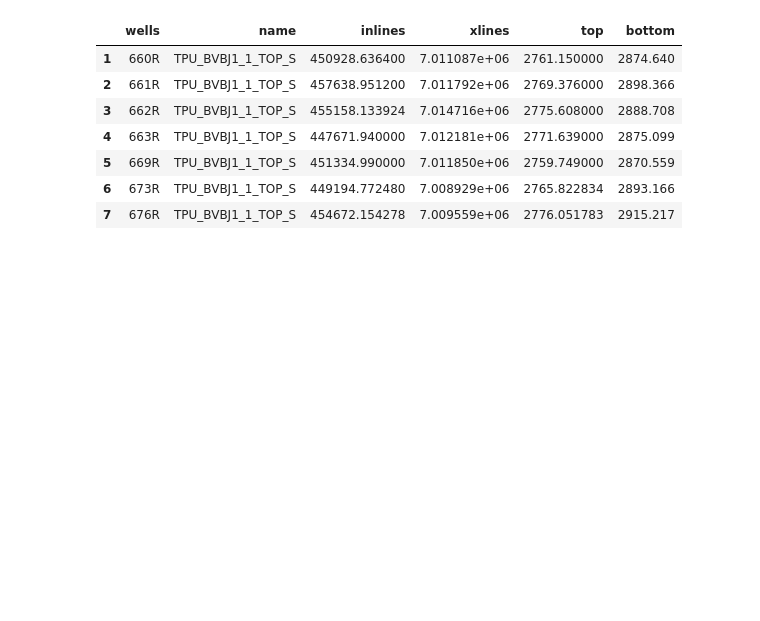
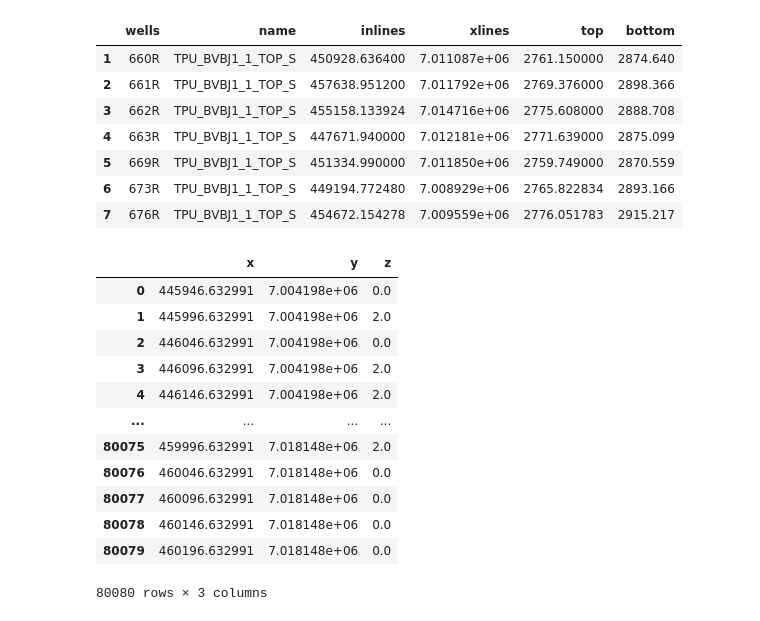
Before and after one commit to KosterioKim/Seisma, a Jupyter notebook: 3_5_facii_po_skvaginam.ipynb, the cells around one changed output. Saved outputs shown, nothing was run; the diff lists cells and outputs as text; code cells hidden in the pictures; blank space fills up the shorter version.

```diff
--- a/3_5_facii_po_skvaginam.ipynb
+++ b/3_5_facii_po_skvaginam.ipynb
@@ -39,2 +34,7 @@ print(Lateral_trend[:10])
+# %%
+# Это списки со словарями формата [{'x': 445946.632991, 'y': 7004198.214381, 'z': -2884.616455}, ...]
+Lateral_trend = seismic_ascii_parser(r"C:/HV/Seismic/datas/test_3_5/SFA_4_klass.txt")
+Top = seismic_ascii_parser(r"C:/HV/Seismic/datas/test_3_5/TVDSS_Top_U1.txt")
+Bottom = seismic_ascii_parser(r"C:/HV/Seismic/datas/test_3_5/TVDSS_Bottom_U1.txt")
 # %%
 df_Lateral_trend = pd.DataFrame(Lateral_trend)
@@ -52,3 +55,19 @@ df_all_wells_coor
 | 5 | 669R | TPU_BVBJ1_1_TOP_S | 451334.990000 | 7.011850e+06 | 2759.749000 | 2870.559 |
 | 6 | 673R | TPU_BVBJ1_1_TOP_S | 449194.772480 | 7.008929e+06 | 2765.822834 | 2893.166 |
 | 7 | 676R | TPU_BVBJ1_1_TOP_S | 454672.154278 | 7.009559e+06 | 2776.051783 | 2915.217 |
+# %%
+df_Lateral_trend
+# %% [output]
+|  | x | y | z |
+| 0 | 445946.632991 | 7.004198e+06 | 0.0 |
+| 1 | 445996.632991 | 7.004198e+06 | 2.0 |
+| 2 | 446046.632991 | 7.004198e+06 | 0.0 |
+| 3 | 446096.632991 | 7.004198e+06 | 2.0 |
+| 4 | 446146.632991 | 7.004198e+06 | 2.0 |
+| ... | ... | ... | ... |
+| 80075 | 459996.632991 | 7.018148e+06 | 2.0 |
+| 80076 | 460046.632991 | 7.018148e+06 | 0.0 |
+| 80077 | 460096.632991 | 7.018148e+06 | 0.0 |
+| 80078 | 460146.632991 | 7.018148e+06 | 0.0 |
+| 80079 | 460196.632991 | 7.018148e+06 | 0.0 |
+80080 rows × 3 columns
```
Also changed, not shown: parts of 25 cells of this notebook.
